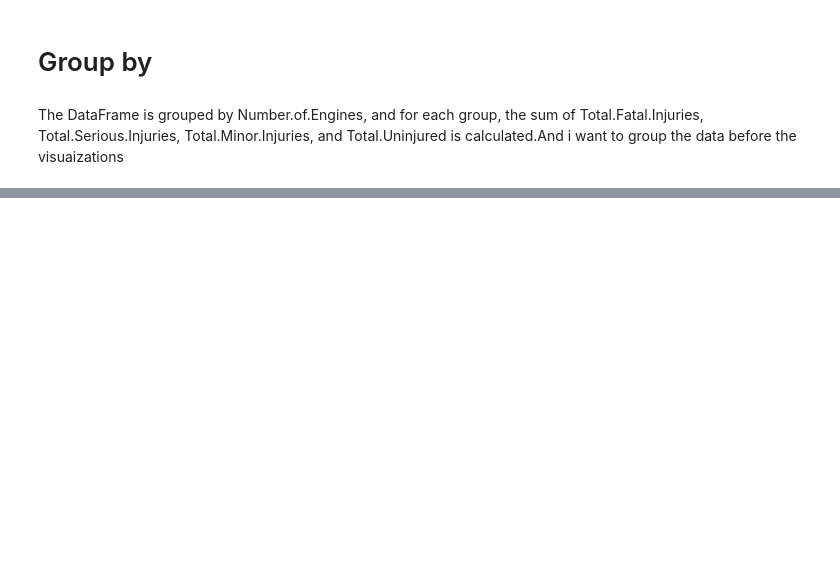
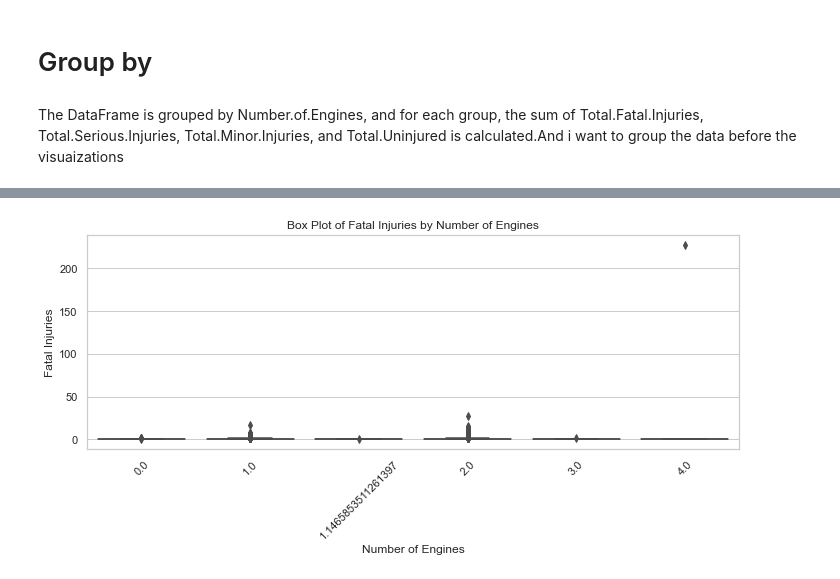
Before and after one commit to Bonifacemutwiri17/dsc-phase-1-project-v3, a Jupyter notebook: student.ipynb, the cells around one changed output, grey strips where cells are left out. Saved outputs shown, nothing was run; the diff lists cells and outputs as text; code cells hidden in the pictures; blank space fills up the shorter version.

```diff
--- a/student.ipynb
+++ b/student.ipynb
@@ -366,0 +408,12 @@ print(grouped_data)
+# %%
+# To help visualize the distribution and identify outliers for injury counts.
+plt.figure(figsize=(10, 5))
+sns.boxplot(x='Number.of.Engines', y='Total.Fatal.Injuries', data=df, color='red')
+plt.title('Box Plot of Fatal Injuries by Number of Engines')
+plt.xlabel('Number of Engines')
+plt.ylabel('Fatal Injuries')
+plt.xticks(rotation=45)
+plt.tight_layout()
+plt.show()
+# %% [output]
+[figure, added]
```
Also changed, not shown: parts of 12 cells of this notebook.
